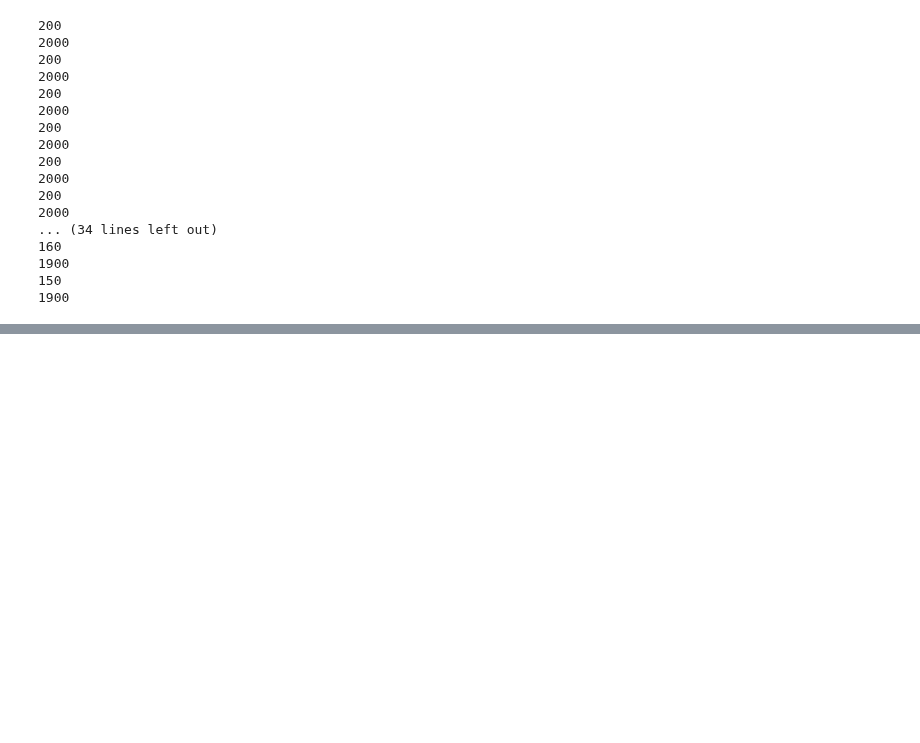
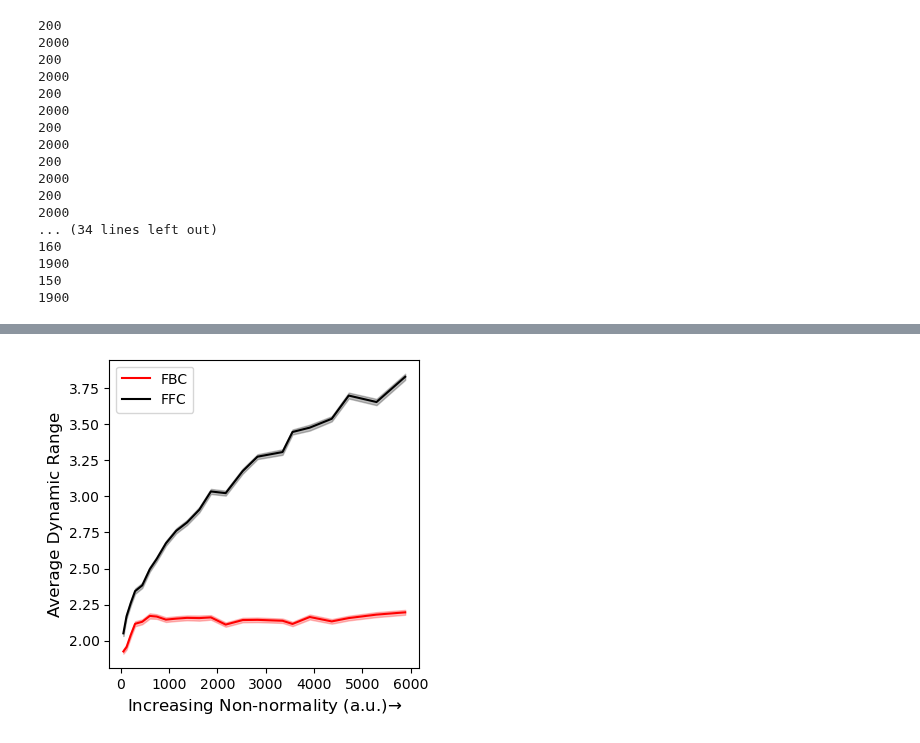
Before and after one commit to BouchardLab/FCCA_analysis, a Jupyter notebook: notebooks/theory/soc.ipynb, the cells around one changed output, grey strips where cells are left out. Cells and saved outputs as stored; diff of their text form; code cells hidden in the pictures; blank space fills up the shorter version.

```diff
--- a/notebooks/theory/soc.ipynb
+++ b/notebooks/theory/soc.ipynb
@@ -772,0 +783,2 @@ fig.savefig('/home/akumar/nse/neural_control/figs/synth/trajectories.pdf', bbox_
+# %%
+fls = glob('/mnt/Secondary/data/soc_jpca_dynrange/*.pkl')
@@ -772,0 +818,6 @@ fig.savefig('/home/akumar/nse/neural_control/figs/synth/trajectories.pdf', bbox_
+# %%
+df = pd.DataFrame(rl)
+# %%
+R = np.unique(df['R'].values)
+reps = np.unique(df['rep'].values)
+inner_reps = np.unique(df['irep'].values)
@@ -772,0 +873,25 @@ fig.savefig('/home/akumar/nse/neural_control/figs/synth/trajectories.pdf', bbox_
+# %%
+fig, ax =  plt.subplots(figsize=(4, 4))
+cutoff = 3
+ax.plot(nn[:-cutoff], np.nanmean(dyn_range[:-cutoff, 0], axis=-1), color='r')
+ax.fill_between(nn[:-cutoff], np.nanmean(dyn_range[:-cutoff, 0], axis=-1) - 1/np.sqrt(200)*np.nanstd(dyn_range[:-cutoff, 0], axis=-1),
+                np.nanmean(dyn_range[:-cutoff, 0], axis=-1) + 1/np.sqrt(200)*np.nanstd(dyn_range[:-cutoff, 0], axis=-1),
+                color='r', alpha=0.25)
+ax.plot(nn[:-cutoff], np.nanmean(dyn_range[:-cutoff, 1], axis=-1), color='k')
+ax.fill_between(nn[:-cutoff], np.nanmean(dyn_range[:-cutoff, 1], axis=-1) - 1/np.sqrt(200)*np.nanstd(dyn_range[:-cutoff, 1], axis=-1),
+                np.nanmean(dyn_range[:-cutoff, 1], axis=-1) + 1/np.sqrt(200)*np.nanstd(dyn_range[:-cutoff, 1], axis=-1),
+                color='k', alpha=0.25)
+
+ax.set_ylabel('Average Dynamic Range', fontsize=12)
+# ax.plot(nn, np.nanmean(dyn_range_control, axis=-1), color='b')
+# ax.fill_between(nn, np.nanmean(dyn_range_control, axis=-1) - 1/np.sqrt(200)*np.nanstd(dyn_range_control, axis=-1),
+#                 np.nanmean(dyn_range_control, axis=-1) + 1/np.sqrt(200)*np.nanstd(dyn_range_control, axis=-1),
+#                 color='b', alpha=0.25)
+
+#ax.set_xlabel('Non-normality (a.u.)', fontsize=12)
+ax.legend(['FBC', 'FFC'])
+# ax.set_xticks()
+ax.set_xlabel('Increasing Non-normality (a.u.)' + r'$\to$', fontsize=12)
+fig.savefig('/home/akumar/nse/neural_control/figs/synth/soc_jpca_dyn_range.pdf', bbox_inches='tight', pad_inches=0)
+# %% [output]
+[figure, added]
```
Also changed, not shown: parts of 26 cells of this notebook, 42 other files.
